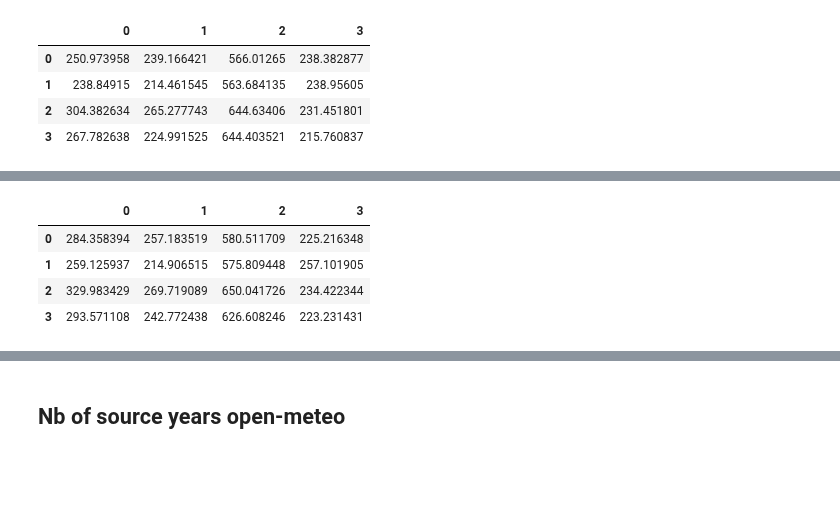
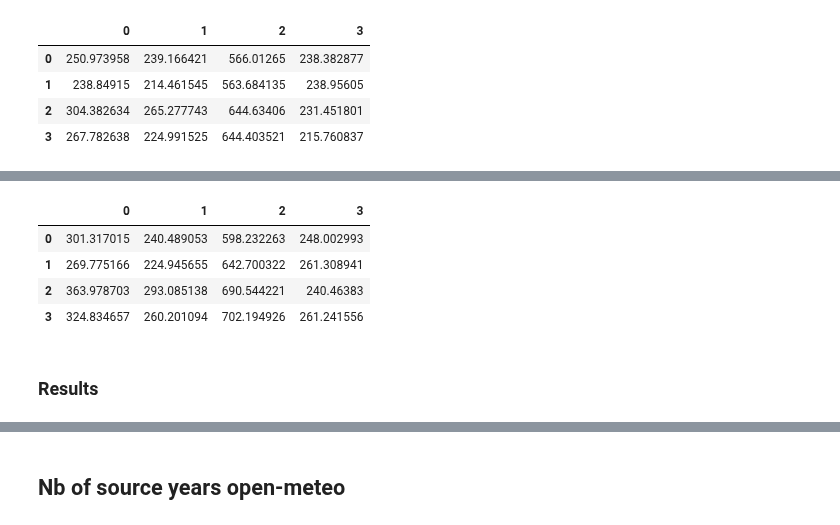
Before and after one commit to RobbeVDE/SolNet-2, a Jupyter notebook: sensitivity_analysis.ipynb, the cells around one changed output, grey strips where cells are left out. Saved outputs shown, nothing was run; the diff lists cells and outputs as text; code cells hidden in the pictures; blank space fills up the shorter version.

```diff
--- a/sensitivity_analysis.ipynb
+++ b/sensitivity_analysis.ipynb
@@ -717,9 +748,11 @@ TypeError: unsupported operand type(s) for -: 'float' and 'dict'
 # %%
-rmse_svm.to_pickle("sensitivity_analysis/rmse_svm.pkl")
+# rmse_svm.to_pickle("sensitivity_analysis/rmse_svm.pkl")
 rmse_svm
 # %% [output]
 |  | 0 | 1 | 2 | 3 |
-| 0 | 284.358394 | 257.183519 | 580.511709 | 225.216348 |
-| 1 | 259.125937 | 214.906515 | 575.809448 | 257.101905 |
-| 2 | 329.983429 | 269.719089 | 650.041726 | 234.422344 |
-| 3 | 293.571108 | 242.772438 | 626.608246 | 223.231431 |
+| 0 | 301.317015 | 240.489053 | 598.232263 | 248.002993 |
+| 1 | 269.775166 | 224.945655 | 642.700322 | 261.308941 |
+| 2 | 363.978703 | 293.085138 | 690.544221 | 240.46383 |
+| 3 | 324.834657 | 260.201094 | 702.194926 | 261.241556 |
+# %% [markdown]
+### Results
```
Also changed, not shown: parts of 19 cells of this notebook, 33 other files.
